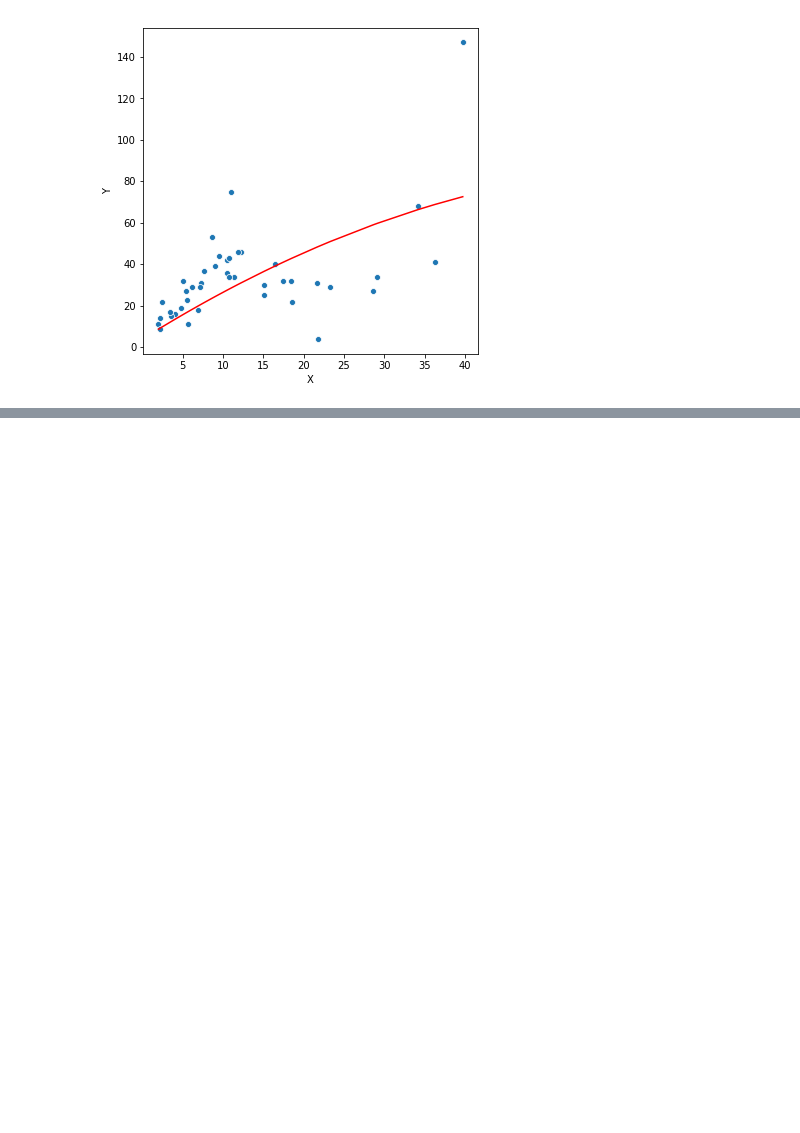
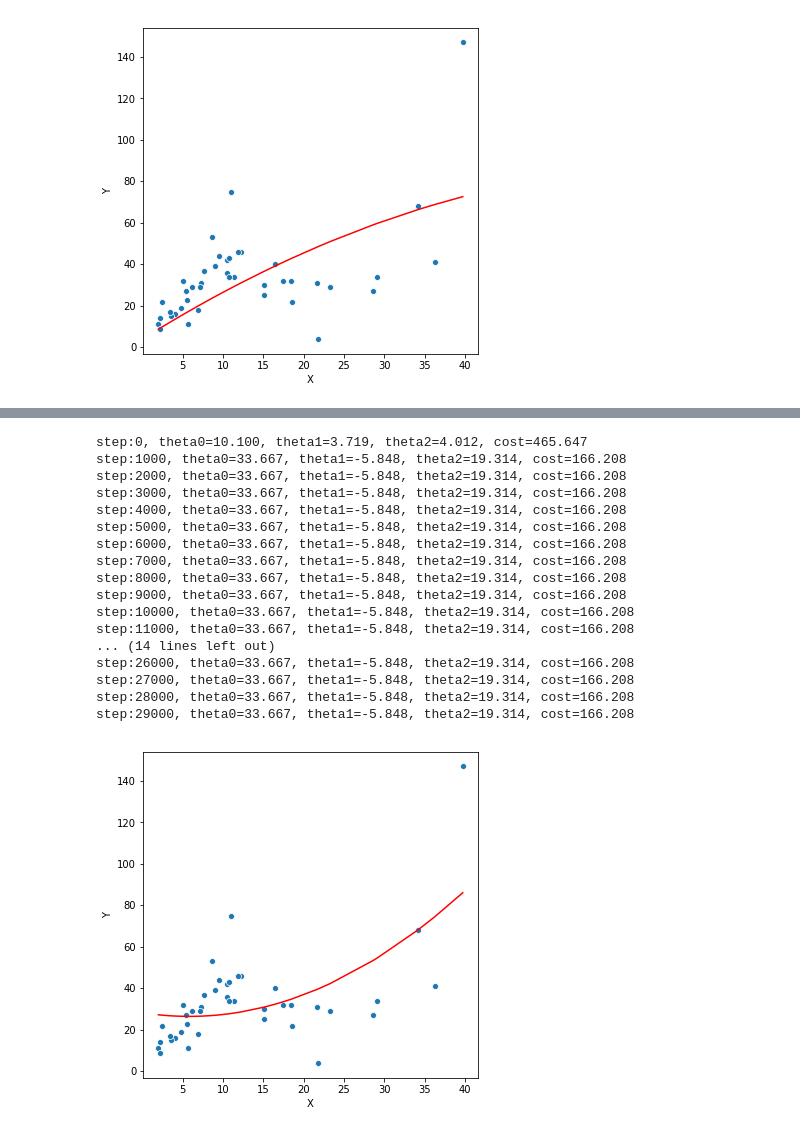
Before and after one commit to joei1994/ML-Projects, a Jupyter notebook: AI-fundamental/week3/lab/assignment.ipynb, the cells around one changed output, grey strips where cells are left out. Cells and saved outputs as stored; diff of their text form; code cells hidden in the pictures; blank space fills up the shorter version.

```diff
--- a/AI-fundamental/week3/lab/assignment.ipynb
+++ b/AI-fundamental/week3/lab/assignment.ipynb
@@ -84,0 +96,54 @@ step:99000, theta0:3.884, theta1:2.439, theta2:-0.018, cost:207.313
+# %%
+X = tf.placeholder(name='X', dtype=tf.float32, shape=[None, n_features])
+Y = tf.placeholder(name='Y', dtype=tf.float32, shape=[None, 1])
+
+thetas = tf.Variable(np.zeros(shape=(n_features, 1)), dtype=tf.float32, name='thetas')
+theta0 = tf.Variable(0.0, name='theta0')
+
+y_pred = tf.matmul(X, thetas) + theta0
+
+cost_function = (1.0 / (2.0*n_instances)) * tf.reduce_sum(tf.pow((y_pred - Y), 2))
+
+optimizer = tf.train.GradientDescentOptimizer(learning_rate=0.3).minimize(cost_function)
+
+X_train_scaled = (X_train - X_train.mean()) / X_train.std()
+scaled_X_train_feed_dict = {
+    X : X_train_scaled.values,
+    Y : Y_train.values.reshape(-1, 1)
+}
+
+with tf.Session() as sess:
+    sess.run(tf.global_variables_initializer())
+
+    for step in range(30000):
+        sess.run(optimizer, scaled_X_train_feed_dict)
+
+        if(step % 1000 == 0):
+            tts = sess.run(thetas)
+            tt0 = sess.run(theta0)
+            cost = sess.run(cost_function, scaled_X_train_feed_dict)
+            print(f"step:{step}, theta0={tt0:.3f}, theta1={tts[0][0]:.3f}, theta2={tts[1][0]:.3f}, cost={cost:.3f}")
+
+    plt.figure(figsize=(6,6))
+    sns.scatterplot(data['X'], data['Y'])
+    sns.lineplot(data['X'], sess.run(y_pred, scaled_X_train_feed_dict).flatten(), c='r')
+    plt.show()
+# %% [output]
+step:0, theta0=10.100, theta1=3.719, theta2=4.012, cost=465.647
+step:1000, theta0=33.667, theta1=-5.848, theta2=19.314, cost=166.208
+step:2000, theta0=33.667, theta1=-5.848, theta2=19.314, cost=166.208
+step:3000, theta0=33.667, theta1=-5.848, theta2=19.314, cost=166.208
+step:4000, theta0=33.667, theta1=-5.848, theta2=19.314, cost=166.208
+step:5000, theta0=33.667, theta1=-5.848, theta2=19.314, cost=166.208
+step:6000, theta0=33.667, theta1=-5.848, theta2=19.314, cost=166.208
+step:7000, theta0=33.667, theta1=-5.848, theta2=19.314, cost=166.208
+step:8000, theta0=33.667, theta1=-5.848, theta2=19.314, cost=166.208
+step:9000, theta0=33.667, theta1=-5.848, theta2=19.314, cost=166.208
+step:10000, theta0=33.667, theta1=-5.848, theta2=19.314, cost=166.208
+step:11000, theta0=33.667, theta1=-5.848, theta2=19.314, cost=166.208
+... (14 lines left out)
+step:26000, theta0=33.667, theta1=-5.848, theta2=19.314, cost=166.208
+step:27000, theta0=33.667, theta1=-5.848, theta2=19.314, cost=166.208
+step:28000, theta0=33.667, theta1=-5.848, theta2=19.314, cost=166.208
+step:29000, theta0=33.667, theta1=-5.848, theta2=19.314, cost=166.208
+[figure, added]
```
Also changed, not shown: parts of 2 cells of this notebook.
